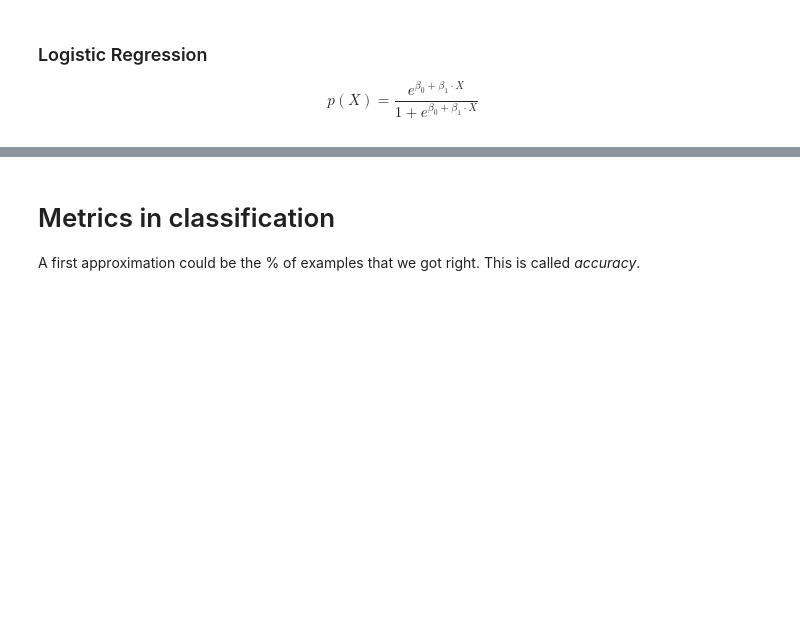
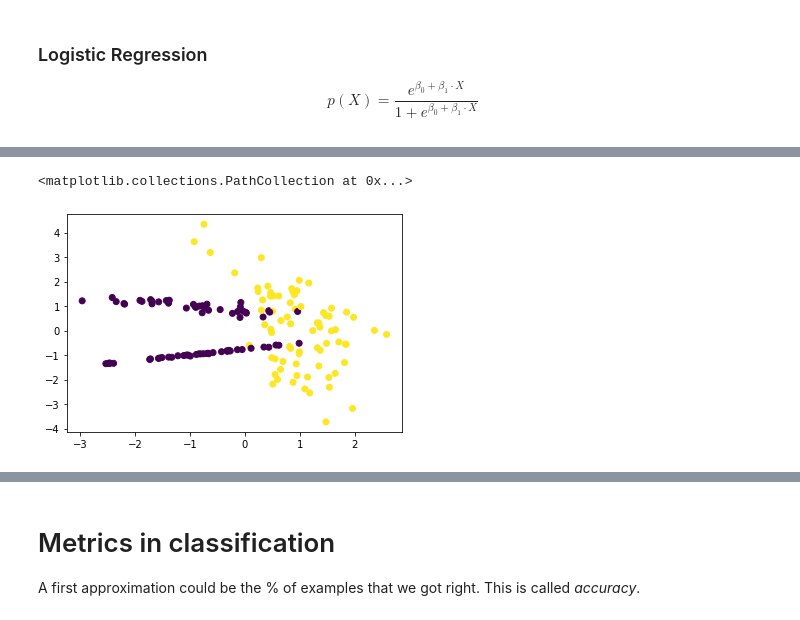
Before and after one commit to robertomanzanolopez/master-kschool, a Jupyter notebook: 08_Aprendizaje_supervisado_con_python/02-supervised_ml_II.empty.ipynb, the cells around one changed output, grey strips where cells are left out. Drawn from its saved outputs; the diff is of its cells as text; code cells hidden in the pictures; blank space fills up the shorter version.

```diff
--- a/08_Aprendizaje_supervisado_con_python/02-supervised_ml_II.empty.ipynb
+++ b/08_Aprendizaje_supervisado_con_python/02-supervised_ml_II.empty.ipynb
@@ -40,0 +46,9 @@ $$p(X) = \frac{e^{\beta_0 + \beta_1 \cdot X}}{1 + e^{\beta_0 + \beta_1 \cdot X}}
+# %%
+X, y = datasets.make_classification(n_samples=150,
+                             n_features=2,
+                             n_redundant=0)
+
+plt.scatter(X[:,0],X[:,1], c=y)
+# %% [output]
+<matplotlib.collections.PathCollection at 0x...>
+[figure, added]
```
Also changed, not shown: parts of 49 cells of this notebook.
